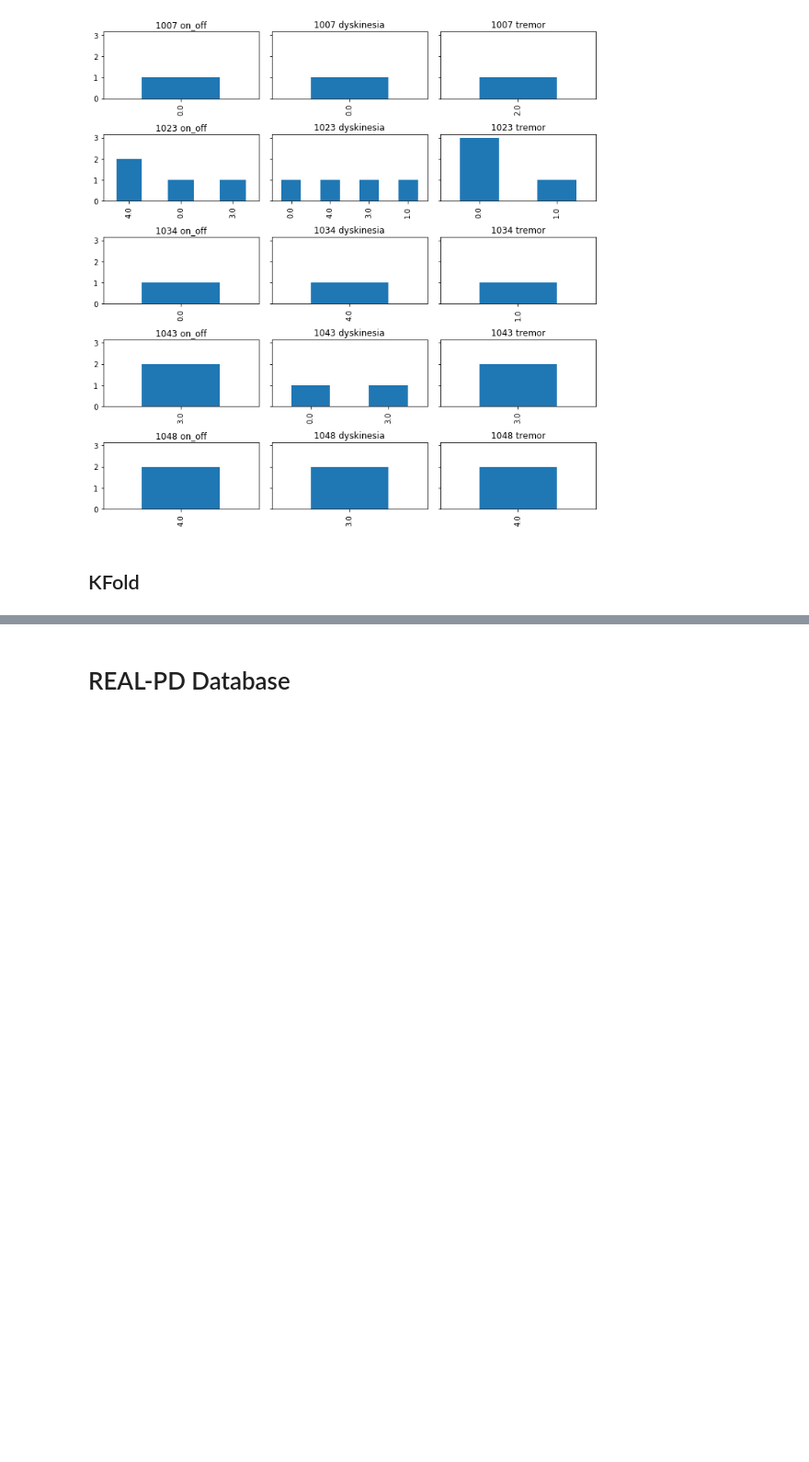
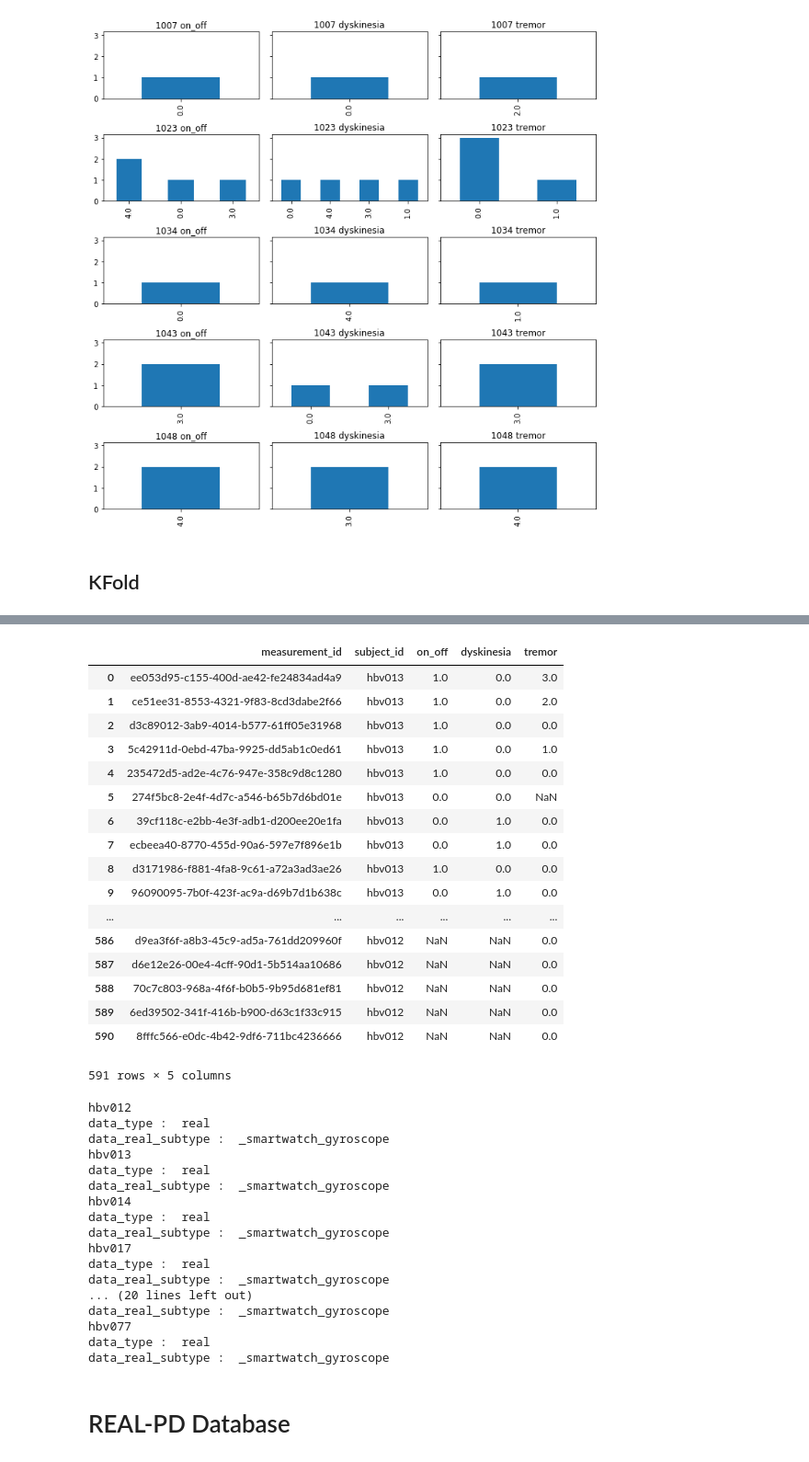
Before and after one commit to Mymoza/BeatPD-CLSP-JHU, a Jupyter notebook: analyze_data.ipynb, the cells around one changed output, grey strips where cells are left out. Shown at 92% size. Drawn from its saved outputs; the diff is of its cells as text; code cells hidden in the pictures; blank space fills up the shorter version.

```diff
--- a/analyze_data.ipynb
+++ b/analyze_data.ipynb
@@ -368,3 +385,59 @@ list_df_train_label_train, list_df_train_label_test = get_k_fold(df_train_label=
+# %%
+data_type='real'
+#data_real_subtype='smartphone_accelerometer'
+#data_real_subtype='smartwatch_accelerometer'
+data_real_subtype='smartwatch_gyroscope'
+
+path_train_data, df_train_label = define_data_type(data_type=data_type)
+
+display(df_train_label)
+
+# Group data by subject_id
+df_train_label_subject_id = df_train_label.groupby('subject_id')
+
+# Go through the subject_id and k-fold their data
+for subject_id, value in df_train_label_subject_id :
+    print(subject_id)
+    list_df_train_label, list_df_test_label = get_k_fold(df_train_label=df_train_label,
+                                                         n_splits=5,
+                                                         subject_id=subject_id,
+                                                         data_real_subtype='_'+data_real_subtype)
+# %% [output]
+|  | measurement_id | subject_id | on_off | dyskinesia | tremor |
+| 0 | ee053d95-c155-400d-ae42-fe24834ad4a9 | hbv013 | 1.0 | 0.0 | 3.0 |
+| 1 | ce51ee31-8553-4321-9f83-8cd3dabe2f66 | hbv013 | 1.0 | 0.0 | 2.0 |
+| 2 | d3c89012-3ab9-4014-b577-61ff05e31968 | hbv013 | 1.0 | 0.0 | 0.0 |
+| 3 | 5c42911d-0ebd-47ba-9925-dd5ab1c0ed61 | hbv013 | 1.0 | 0.0 | 1.0 |
+| 4 | 235472d5-ad2e-4c76-947e-358c9d8c1280 | hbv013 | 1.0 | 0.0 | 0.0 |
+| 5 | 274f5bc8-2e4f-4d7c-a546-b65b7d6bd01e | hbv013 | 0.0 | 0.0 | NaN |
+| 6 | 39cf118c-e2bb-4e3f-adb1-d200ee20e1fa | hbv013 | 0.0 | 1.0 | 0.0 |
+| 7 | ecbeea40-8770-455d-90a6-597e7f896e1b | hbv013 | 0.0 | 1.0 | 0.0 |
+| 8 | d3171986-f881-4fa8-9c61-a72a3ad3ae26 | hbv013 | 1.0 | 0.0 | 0.0 |
+| 9 | 96090095-7b0f-423f-ac9a-d69b7d1b638c | hbv013 | 0.0 | 1.0 | 0.0 |
+| ... | ... | ... | ... | ... | ... |
+| 586 | d9ea3f6f-a8b3-45c9-ad5a-761dd209960f | hbv012 | NaN | NaN | 0.0 |
+| 587 | d6e12e26-00e4-4cff-90d1-5b514aa10686 | hbv012 | NaN | NaN | 0.0 |
+| 588 | 70c7c803-968a-4f6f-b0b5-9b95d681ef81 | hbv012 | NaN | NaN | 0.0 |
+| 589 | 6ed39502-341f-416b-b900-d63c1f33c915 | hbv012 | NaN | NaN | 0.0 |
+| 590 | 8fffc566-e0dc-4b42-9df6-711bc4236666 | hbv012 | NaN | NaN | 0.0 |
+591 rows × 5 columns
+hbv012
+data_type :  real
+data_real_subtype :  _smartwatch_gyroscope
+hbv013
+data_type :  real
+data_real_subtype :  _smartwatch_gyroscope
+hbv014
+data_type :  real
+data_real_subtype :  _smartwatch_gyroscope
+hbv017
+data_type :  real
+data_real_subtype :  _smartwatch_gyroscope
+... (20 lines left out)
+data_real_subtype :  _smartwatch_gyroscope
+hbv077
+data_type :  real
+data_real_subtype :  _smartwatch_gyroscope
 # %% [markdown]
 # REAL-PD Database
 # %% [markdown]
```
Also changed, not shown: parts of 8 cells of this notebook.
